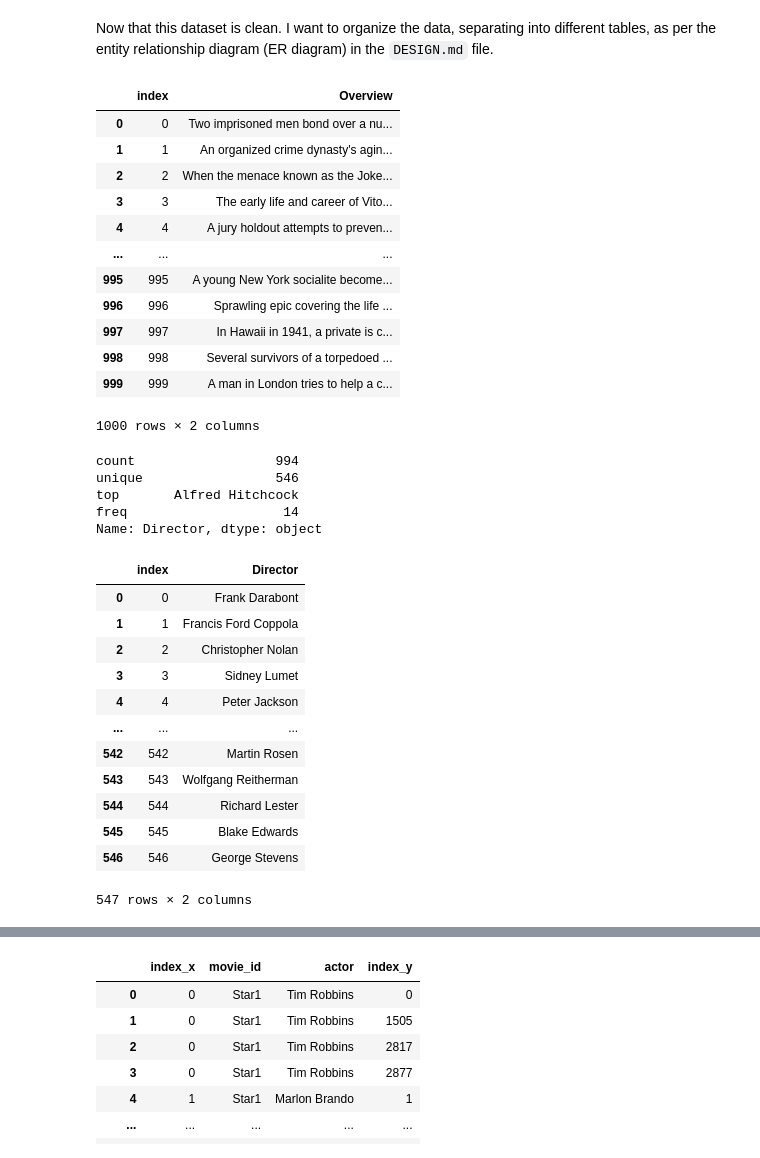
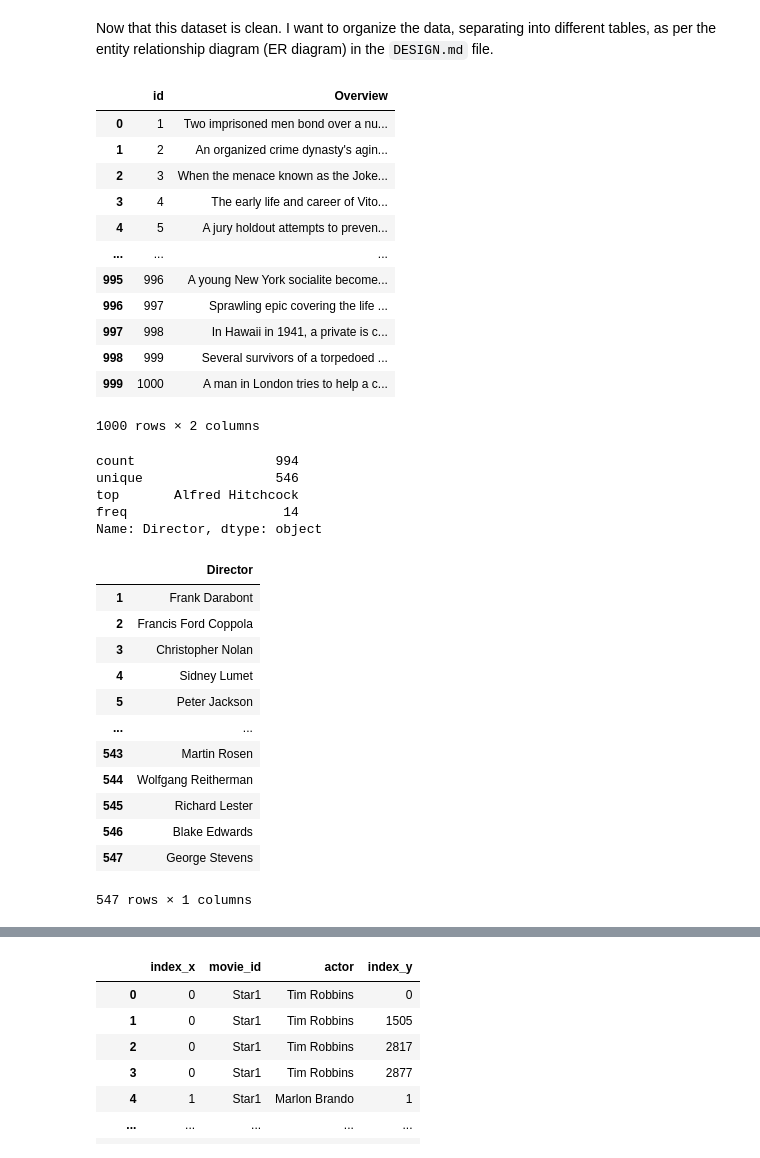
Before and after one commit to Costa-LG/Movies-Data-Analysis, a Jupyter notebook: Cleaning_Data.ipynb, the cells around one changed output, grey strips where cells are left out. Saved outputs shown, nothing was run; the diff lists cells and outputs as text; code cells hidden in the pictures.

```diff
--- a/Cleaning_Data.ipynb
+++ b/Cleaning_Data.ipynb
@@ -7,9 +8,13 @@ import re
 # %% [markdown]
 # Opening File
 # %%
-file_path = "C:\\Users\\lguil\\OneDrive\\Documentos\\GitHub\\Movies-Data-Analysis\\Data\\imdb.csv"
+file_path = "C:\\Users\\lguil\\OneDrive\\Documentos\\GitHub\\Movies-Data-Analysis\\Data\\imdb_top_1000.csv"
 # %%
 df = pd.read_csv(file_path, sep = ';')
+# %%
+df.reset_index(inplace = True)
+df.rename(columns= {"index" : "id"}, inplace = True)
+df.id += 1
 # %%
 # peek at the dataframe
 df.head()
@@ -139,21 +140,21 @@ df.head()
 # %% [markdown]
 Now that this dataset is clean. I want to organize the data, separating into different tables, as per the entity relationship diagram (ER diagram) in the `DESIGN.md` file.
 # %%
-plots = pd.DataFrame(data = df, columns = ["index", "Overview"])
+plots = pd.DataFrame(data = df, columns = ["id", "Overview"])
 plots
 # %% [output]
-|  | index | Overview |
-| 0 | 0 | Two imprisoned men bond over a nu... |
-| 1 | 1 | An organized crime dynasty's agin... |
-| 2 | 2 | When the menace known as the Joke... |
-| 3 | 3 | The early life and career of Vito... |
-| 4 | 4 | A jury holdout attempts to preven... |
+|  | id | Overview |
+| 0 | 1 | Two imprisoned men bond over a nu... |
+| 1 | 2 | An organized crime dynasty's agin... |
+| 2 | 3 | When the menace known as the Joke... |
+| 3 | 4 | The early life and career of Vito... |
+| 4 | 5 | A jury holdout attempts to preven... |
 | ... | ... | ... |
-| 995 | 995 | A young New York socialite become... |
-| 996 | 996 | Sprawling epic covering the life ... |
-| 997 | 997 | In Hawaii in 1941, a private is c... |
-| 998 | 998 | Several survivors of a torpedoed ... |
-| 999 | 999 | A man in London tries to help a c... |
+| 995 | 996 | A young New York socialite become... |
+| 996 | 997 | Sprawling epic covering the life ... |
+| 997 | 998 | In Hawaii in 1941, a private is c... |
+| 998 | 999 | Several survivors of a torpedoed ... |
+| 999 | 1000 | A man in London tries to help a c... |
 1000 rows × 2 columns
 # %%
 df.Director.describe()
@@ -166,19 +167,19 @@ Name: Director, dtype: object
 # %%
 data_dict = {"Director": df.Director.unique()}
 directors = pd.DataFrame(data = data_dict, columns = ["Director"])
-directors.reset_index(inplace = True)
+directors.index += 1
 directors
 # %% [output]
-|  | index | Director |
-| 0 | 0 | Frank Darabont |
-| 1 | 1 | Francis Ford Coppola |
-| 2 | 2 | Christopher Nolan |
-| 3 | 3 | Sidney Lumet |
-| 4 | 4 | Peter Jackson |
-| ... | ... | ... |
-| 542 | 542 | Martin Rosen |
-| 543 | 543 | Wolfgang Reitherman |
-| 544 | 544 | Richard Lester |
-| 545 | 545 | Blake Edwards |
-| 546 | 546 | George Stevens |
+|  | Director |
+| 1 | Frank Darabont |
+| 2 | Francis Ford Coppola |
+| 3 | Christopher Nolan |
+| 4 | Sidney Lumet |
+| 5 | Peter Jackson |
+| ... | ... |
+| 543 | Martin Rosen |
+| 544 | Wolfgang Reitherman |
+| 545 | Richard Lester |
+| 546 | Blake Edwards |
+| 547 | George Stevens |
-547 rows × 2 columns
+547 rows × 1 columns
```
Also changed, not shown: parts of 16 cells of this notebook, 8 other files.
